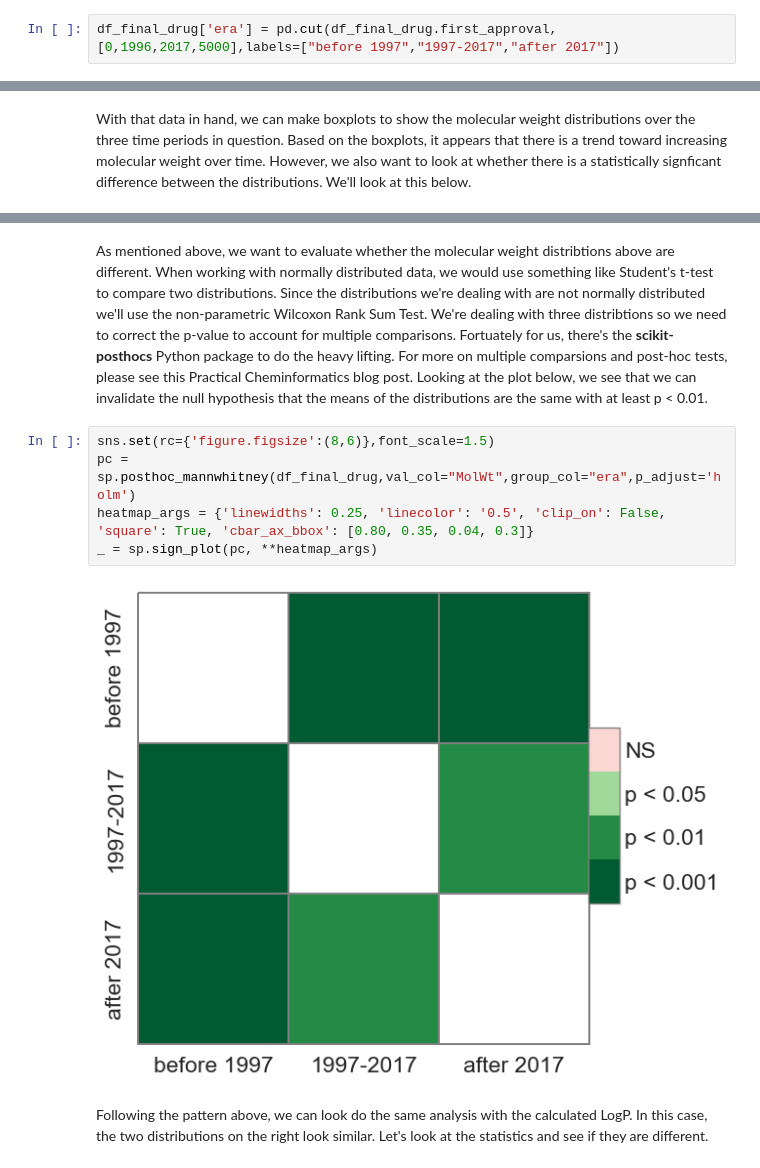
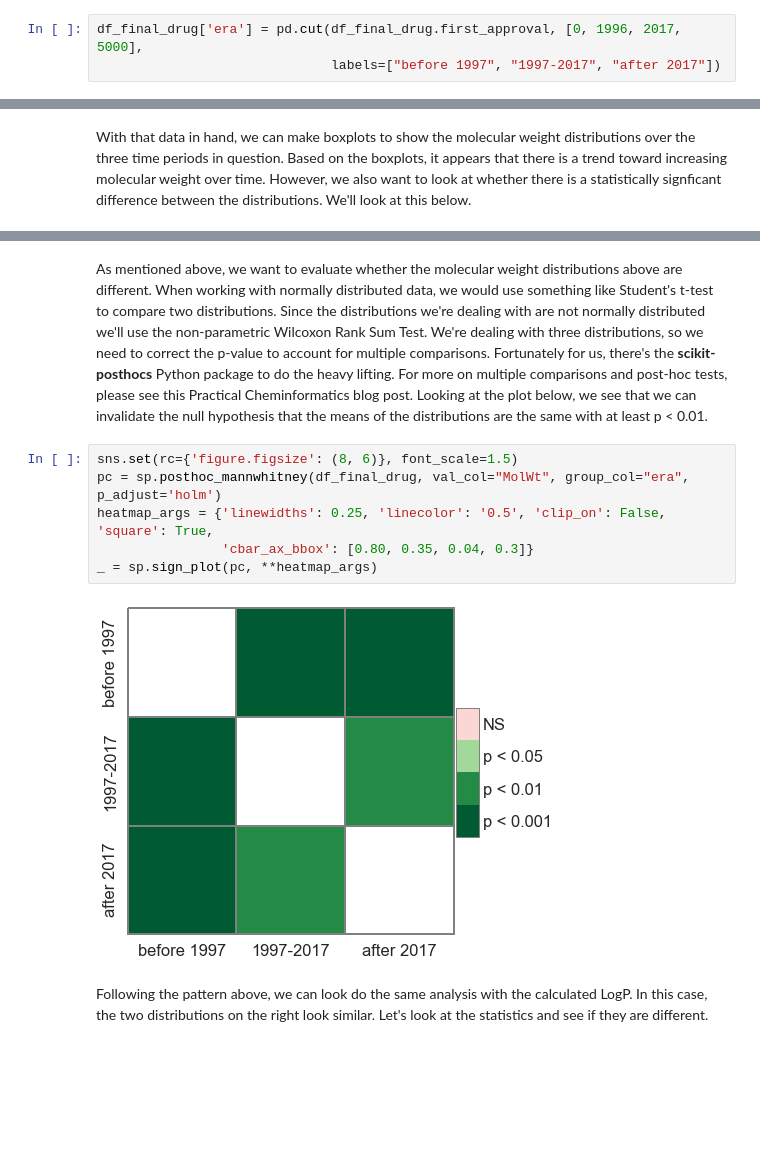
Before and after one commit to PatWalters/practical_cheminformatics_tutorials, a Jupyter notebook: misc/working_with_ChEMBL_drug_data.ipynb, the cells around one changed output, grey strips where cells are left out. Drawn from its saved outputs; the diff is of its cells as text; blank space fills up the shorter version.

```diff
--- a/misc/working_with_ChEMBL_drug_data.ipynb
+++ b/misc/working_with_ChEMBL_drug_data.ipynb
@@ -259,5 +278,6 @@ Now that we have a clean datset, we can do some analysis.  We'll start dividing
 # %%
-df_final_drug['era'] = pd.cut(df_final_drug.first_approval,[0,1996,2017,5000],labels=["before 1997","1997-2017","after 2017"])
+df_final_drug['era'] = pd.cut(df_final_drug.first_approval, [0, 1996, 2017, 5000],
+                              labels=["before 1997", "1997-2017", "after 2017"])
 # %%
 df_final_drug
 # %% [output]
@@ -306,12 +326,13 @@ ax.set_xlabel("Era");
 # %% [markdown]
-As mentioned above, we want to evaluate whether the molecular weight distribtions above are different.  When working with normally distributed data, we would use something like Student's t-test to compare two distributions.  Since the distributions we're dealing with are not normally distributed we'll use the non-parametric Wilcoxon Rank Sum Test.  We're dealing with three distribtions so we need to correct the p-value to account for multiple comparisons.  Fortuately for us, there's the **scikit-posthocs** Python package to do the heavy lifting.  For more on multiple comparsions and post-hoc tests, please see this Practical Cheminformatics blog post. Looking at the plot below, we see that we can invalidate the null hypothesis that the means of the distributions are the same with at least p < 0.01.
+As mentioned above, we want to evaluate whether the molecular weight distributions above are different.  When working with normally distributed data, we would use something like Student's t-test to compare two distributions.  Since the distributions we're dealing with are not normally distributed we'll use the non-parametric Wilcoxon Rank Sum Test.  We're dealing with three distributions, so we need to correct the p-value to account for multiple comparisons.  Fortunately for us, there's the **scikit-posthocs** Python package to do the heavy lifting.  For more on multiple comparisons and post-hoc tests, please see this Practical Cheminformatics blog post. Looking at the plot below, we see that we can invalidate the null hypothesis that the means of the distributions are the same with at least p < 0.01.
 # %%
-sns.set(rc={'figure.figsize':(8,6)},font_scale=1.5)
-pc = sp.posthoc_mannwhitney(df_final_drug,val_col="MolWt",group_col="era",p_adjust='holm')
-heatmap_args = {'linewidths': 0.25, 'linecolor': '0.5', 'clip_on': False, 'square': True, 'cbar_ax_bbox': [0.80, 0.35, 0.04, 0.3]}
+sns.set(rc={'figure.figsize': (8, 6)}, font_scale=1.5)
+pc = sp.posthoc_mannwhitney(df_final_drug, val_col="MolWt", group_col="era", p_adjust='holm')
+heatmap_args = {'linewidths': 0.25, 'linecolor': '0.5', 'clip_on': False, 'square': True,
+                'cbar_ax_bbox': [0.80, 0.35, 0.04, 0.3]}
 _ = sp.sign_plot(pc, **heatmap_args)
 # %% [output]
-[figure, old version]
+[figure, new version]
 # %% [markdown]
 Following the pattern above, we can look do the same analysis with the calculated LogP.  In this case, the two distributions on the right look similar.  Let's look at the statistics and see if they are different.
 # %%
```
Also changed, not shown: parts of 25 cells of this notebook.
